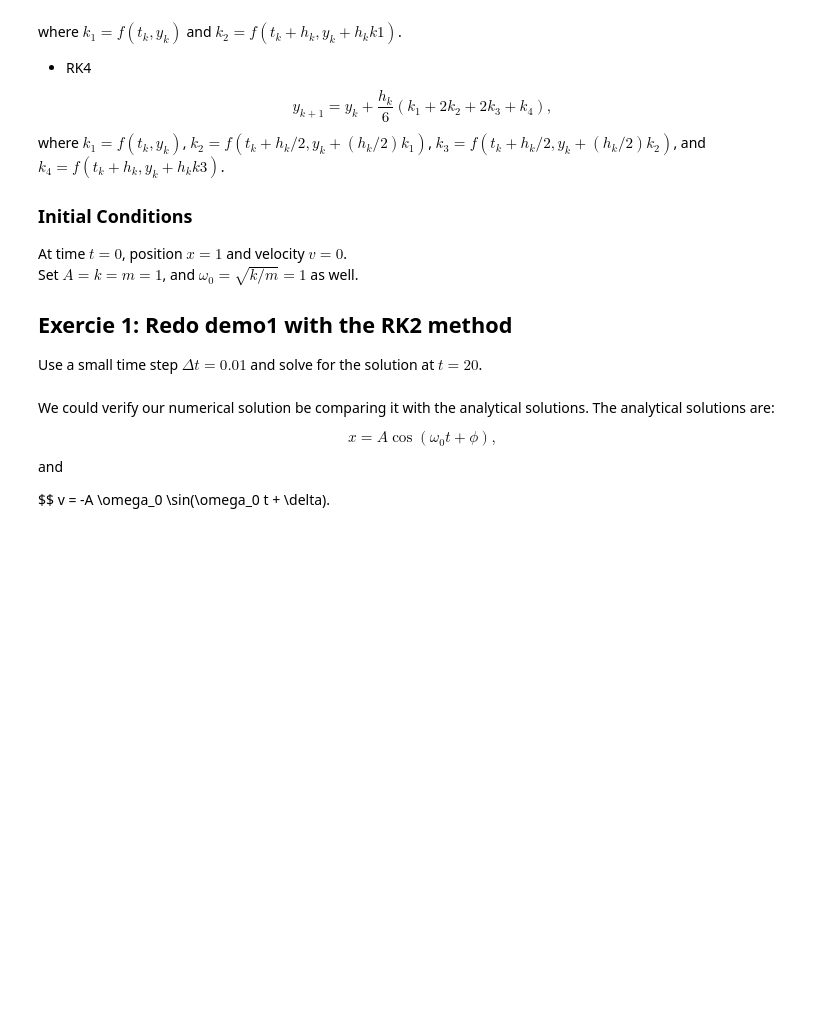
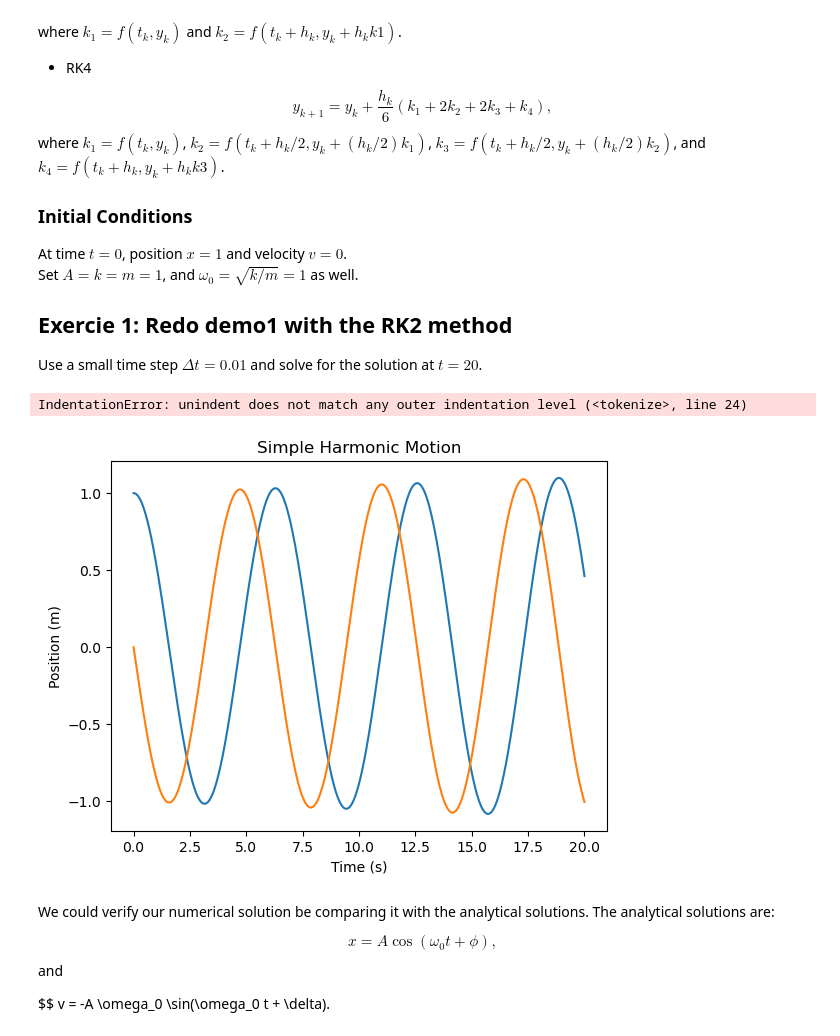
Before and after one commit to Noctis0522/computationalPhysics-112, a Jupyter notebook: project1/project1_demo2.ipynb, the cells around one changed output. Cells and saved outputs as stored; diff of their text form; code cells hidden in the pictures; blank space fills up the shorter version.

```diff
--- a/project1/project1_demo2.ipynb
+++ b/project1/project1_demo2.ipynb
@@ -69,10 +56,48 @@ dt = 0.01
+# %%
+#
+# This is a simple example of how to solve a simple harmonic oscillator using the RK2 method
+#
+
+# Step 1: set up the parameters of the problem
+A=1
+k=1
+m=1
+omega0 = np.sqrt(k/m)
+dt = 0.01
+
+# Step 2: set up the time and solution arrays
+t = np.linspace(0, 20, num=2000)
+x = np.zeros(len(t))
+v = np.zeros(len(t))
+
+# Step 3: set up the initial conditions
+x[0]=1
+v[0]=0
+
+# Step 4: solve the difference equation using the Euler method
+for i in range(1,len(t)):
+   y = np.array([x[i-1], v[i-1]])
+  time=t[i]
+  def f(time, y):
+        return np.array([y[1], -omega0**2*y[0]])
+  k1=f(t,y)
+k2=f(t+dt/2,y+dt*k1/2)
+ynext=y+dt/2*(k1+k2)
+x[i] = ynext(0)
+v[i] = ynext(1)
+# TODO:
+# %% [output]
+IndentationError: unindent does not match any outer indentation level (<tokenize>, line 24)
 # %%
 # Step 5: plot the solution
-plt.plot(times,posx)
+plt.plot(t,x)
+plt.plot(t,v)
 plt.xlabel('Time (s)')
 plt.ylabel('Position (m)')
 plt.title('Simple Harmonic Motion')
 plt.show()
+# %% [output]
+[figure, added]
 # %% [markdown]
 We could verify our numerical solution be comparing it with the analytical solutions.
 The analytical solutions are:
```
Also changed, not shown: parts of 3 cells of this notebook.
